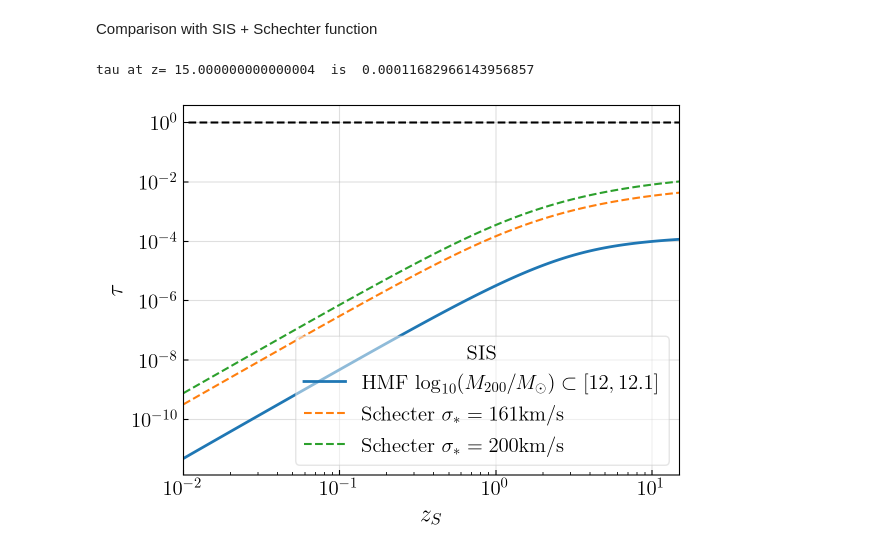
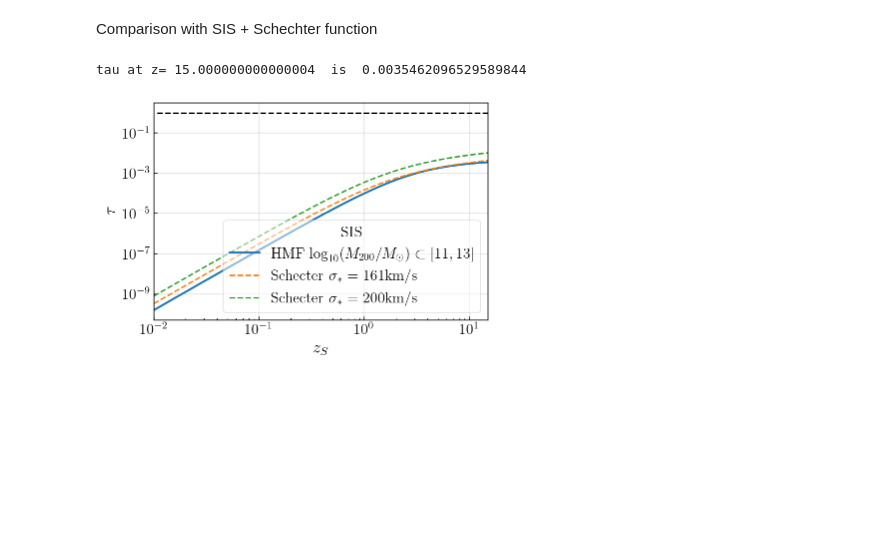
Before and after one commit to ezquiaga/gw_lensing, a Jupyter notebook: examples/multiple_image_optical_depth.ipynb, the cells around one changed output. Saved outputs shown, nothing was run; the diff lists cells and outputs as text; code cells hidden in the pictures; blank space fills up the shorter version.

```diff
--- a/examples/multiple_image_optical_depth.ipynb
+++ b/examples/multiple_image_optical_depth.ipynb
@@ -308,27 +308,27 @@ sigmaS,alpha,beta = 161, 2.32, 2.67
 # %%
 nzs = 100
 z_Ss = np.logspace(-2,np.log10(15),100)
 
-log10Mmin,log10Mmax, nMs = 12, 12.1, 1000
+log10Mmin,log10Mmax, nMs = 11, 13, 1000
 tSIS_tot = sistau.tau(z_Ss,log10Mmin,log10Mmax,nMs,nzs)
 plt.loglog(z_Ss,tSIS_tot,lw=2,label=r'HMF $\log_{10}(M_{200}/M_\odot)\subset [%s,%s]$' % (log10Mmin,log10Mmax))
 print('tau at z=',z_Ss[-1],' is ',tSIS_tot[-1])
 
 sigmaS_s = np.array([161,200])
 for sigmaS in sigmaS_s:
     tau = sistau.tau_Schechter(zs,n,sigmaS,alpha,beta)
     plt.loglog(zs,tau,'--',label=r'Schecter $\sigma_*=%s$km/s' % sigmaS)
 
 plt.axhline(1,min(z_Ss),max(z_Ss),ls='--',color='k')
 plt.xlabel(r'$z_S$',fontsize=fontSZ)
 plt.ylabel(r'$\tau$',fontsize=fontSZ)
 plt.tick_params(axis='both',which='both',direction='in',labelsize=fontSz)
 legend = plt.legend(ncol=1,fontsize=fontSz, framealpha=0.5,title='SIS')#,bbox_to_anchor=(0.5,1.02)
 plt.setp(legend.get_title(),fontsize=fontSz)
 plt.grid(alpha=0.4)
 plt.xlim([min(z_Ss),max(z_Ss)])
 #plt.savefig(dir_out+'tau_zS_hmf_vs_schecter.pdf', bbox_inches='tight', transparent=True)
 plt.show()
 # %% [output]
-tau at z= 15.000000000000004  is  0.00011682966143956857
+tau at z= 15.000000000000004  is  0.0035462096529589844
-[figure, old version]
+[figure, new version]
```
Also changed, not shown: parts of 7 cells of this notebook.
